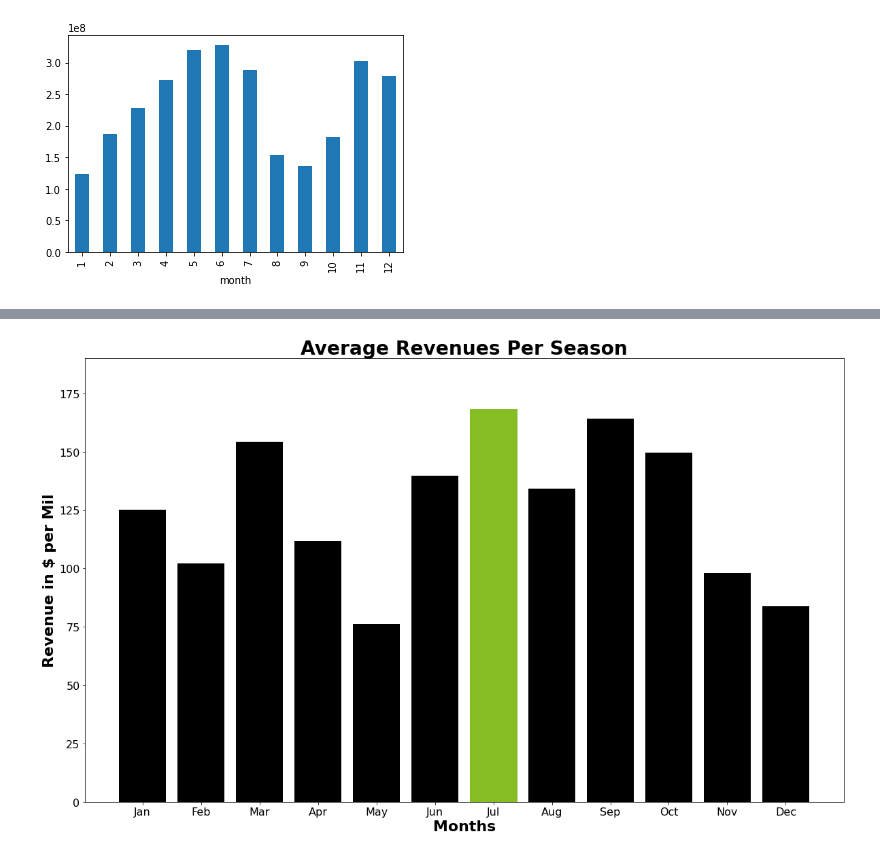
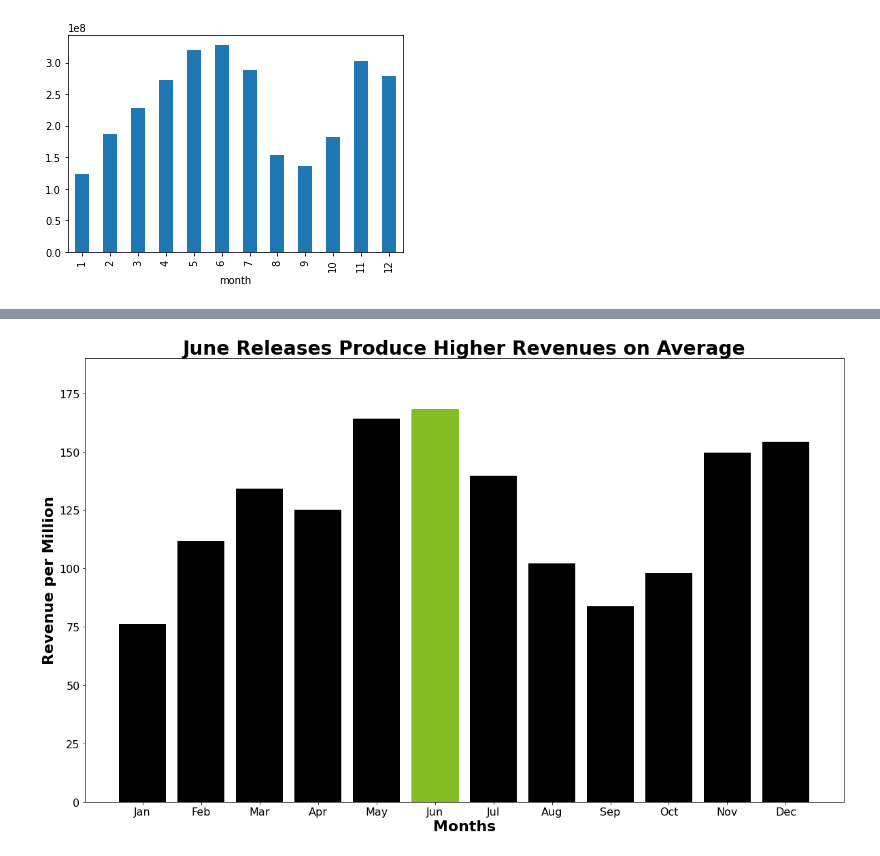
Before and after one commit to harte3/Flatiron-Capstone-Group-2, a Jupyter notebook: notebooks/member-3-folder/ellis-skylar seasonality on revenue.ipynb, the cells around one changed output, grey strips where cells are left out. Drawn from its saved outputs; the diff is of its cells as text; code cells hidden in the pictures.

Commit message:
fixed chart error

```diff
--- a/notebooks/member-3-folder/ellis-skylar seasonality on revenue.ipynb
+++ b/notebooks/member-3-folder/ellis-skylar seasonality on revenue.ipynb
@@ -508,0 +490,18 @@ array(['Jan', 'Feb', 'Mar', 'Apr', 'May', 'Jun', 'Jul', 'Aug', 'Sep',
+# %%
+# you need to type this in
+month = ['Jan', 'Feb', 'Mar', 'Apr',
+          'May', 'Jun', 'Jul', 'Aug',
+          'Sep', 'Oct', 'Nov', 'Dec']
+
+# (df.groupby(df['date'].dt.strftime('%B'))
+#    ['total'].sum()
+#    .reindex(months)
+#    .plot.bar(figsize=(20,10))
+# )
+
+
+month_means = df_filtered.groupby('month')['domestic_gross'].mean().reset_index()
+
+months = month_means['month']
+rev_per_mth = month_means['domestic_gross']/1000000
+months
@@ -509,19 +538,19 @@ array(['Jan', 'Feb', 'Mar', 'Apr', 'May', 'Jun', 'Jul', 'Aug', 'Sep',
 # %%
 plt.figure(figsize=(20,12))
 
 barlist = plt.bar(months, rev_per_mth, color = 'black')
-barlist[6].set_color('#86BC24')
-plt.title('Average Revenues Per Season', fontsize=28, fontweight='bold')
+barlist[5].set_color('#86BC24')
+plt.title('June Releases Produce Higher Revenues on Average', fontsize=28, fontweight='bold')
 plt.xlabel("Months", fontsize=22, fontweight='bold')
-plt.ylabel("Revenue in $ per Mil", fontsize=22, fontweight='bold')
-plt.xticks(fontsize = 16)
+plt.ylabel("Revenue per Million", fontsize=22, fontweight='bold')
+plt.xticks(ticks=months,labels=month,fontsize = 16)
 plt.yticks(fontsize = 16)
 plt.ylim(top=190)
 
 
 # for index, value in enumerate(rev_per_mth.astype(int)):
 #     plt.text(index,value, str(value), fontsize=16)
 
 plt.show()
 # %% [output]
-[figure, old version]
+[figure, new version]
```
Also changed, not shown: parts of 8 cells of this notebook.
